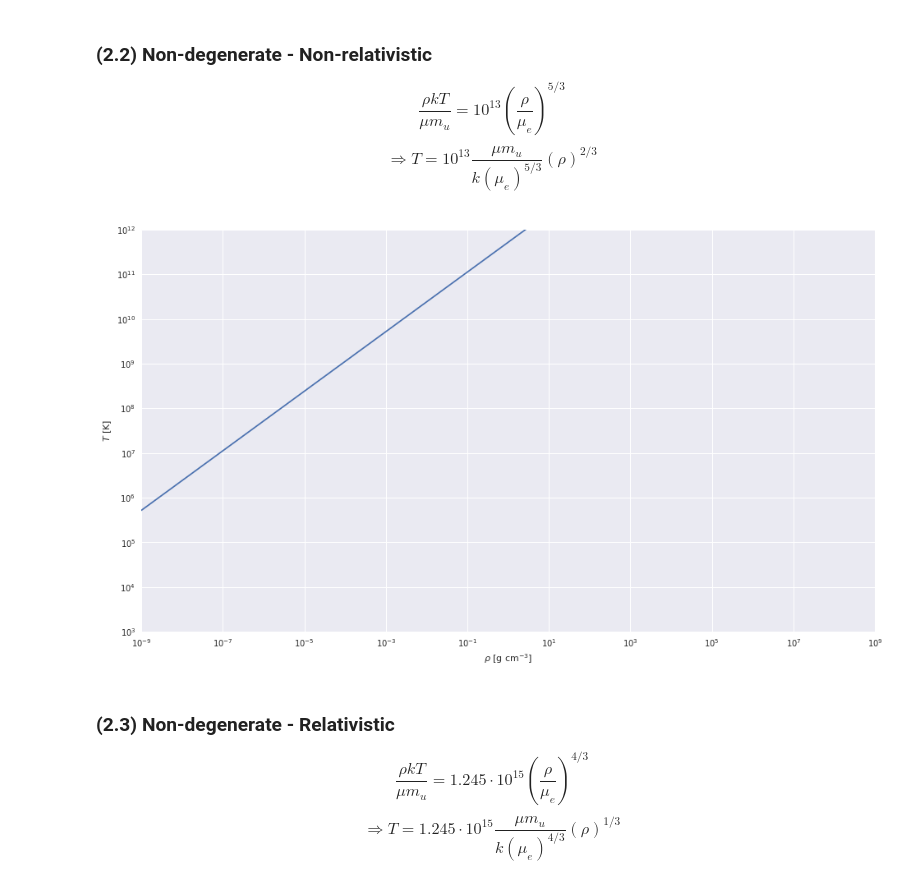
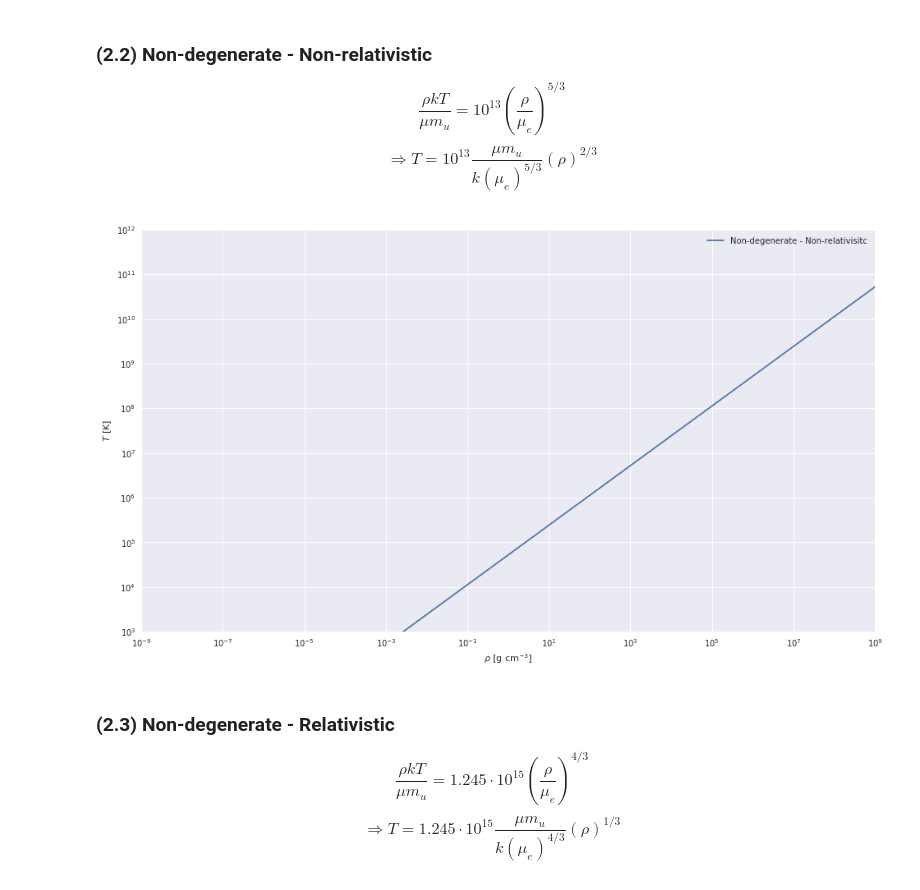
Before and after one commit to kaimibk/School, a Jupyter notebook: ASTR_423/A7/A7.ipynb, the cells around one changed output. Saved outputs shown, nothing was run; the diff lists cells and outputs as text; code cells hidden in the pictures.

```diff
--- a/ASTR_423/A7/A7.ipynb
+++ b/ASTR_423/A7/A7.ipynb
@@ -69,19 +69,22 @@ ___
 a = const.sigma_sb * 4. / const.c ## Radiation density constant
 mu = 0.85
 mu_e = 1.5
-m_u = 1.673 * 10**(-24) * u.g
+m_u = 1.00794 * u.u
 # %% [markdown]
 ### (2.1) Radation - Gas:
 
 $$\frac{aT^4}{3} = \frac{\rho k T}{\mu m_u}$$
 $$\Rightarrow T = \left(\frac{3 \rho k}{a \mu m_u}\right)^{1/3}$$
 # %%
-T_1 = lambda rho: (3 * rho * const.k_B / (a * mu * m_u))**(1/3)
-rhos = np.logspace(-9, 9, 1000) *u.g * u.cm**(-3)
+func_1 = lambda rho: ((3. * rho * const.k_B) / (a * mu * m_u))**(1/3)
+rhos = np.logspace(-9, 9, 1000) * u.g * (u.cm)**(-3)
+T_1 = func_1(rhos).cgs
+T_1.__name__ = 'Radiation - Gas'
 
 fig, ax = plt.subplots(1, figsize=(16,9))
 
-ax.plot(rhos, T_1(rhos))
+ax.plot(rhos, T_1, label=T_1.__name__)
+
 ax.set_xlabel(r'$\rho$ [g cm$^{-3}$]')
 ax.set_xscale('log')
 ax.set_ylabel(r'$T$ [K]')
@@ -89,5 +92,6 @@ ax.set_yscale('log')
 
 ax.set_ylim(10**3, 10**12)
 ax.set_xlim(10**-9, 10**9)
+plt.legend()
 plt.show()
 # %% [output]
@@ -102,18 +102,22 @@ NameError: name 'T' is not defined
 $$\frac{\rho k T}{\mu m_u} = 10^{13} \left(\frac{\rho}{\mu_e}\right)^{5/3}$$
 $$\Rightarrow T = 10^{13} \frac{\mu m_u}{k (\mu_e)^{5/3}} (\rho)^{2/3}$$
 # %%
-T_2 = lambda rho: 10**(13) * mu * m_u / (const.k_B * mu_e**(5/3)) * rho**(2/3)
+func_2 = lambda rho: 10**(13) * mu * m_u / (const.k_B * mu_e**(5/3)) * rho**(2/3)
+T_2 = func_2(rhos).cgs
+T_2.__name__ = 'Non-degenerate - Non-relativisitc'
 
 fig, ax = plt.subplots(1, figsize=(16,9))
 
-ax.plot(rhos, T_2(rhos))
+ax.plot(rhos, T_2, label=T_2.__name__)
+
 ax.set_xlabel(r'$\rho$ [g cm$^{-3}$]')
 ax.set_xscale('log')
 ax.set_ylabel(r'$T$ [K]')
 ax.set_yscale('log')
 
 ax.set_ylim(10**3, 10**12)
 ax.set_xlim(10**-9, 10**9)
+plt.legend()
 plt.show()
 # %% [output]
-[figure, old version]
+[figure, new version]
```
Also changed, not shown: parts of 10 cells of this notebook.
